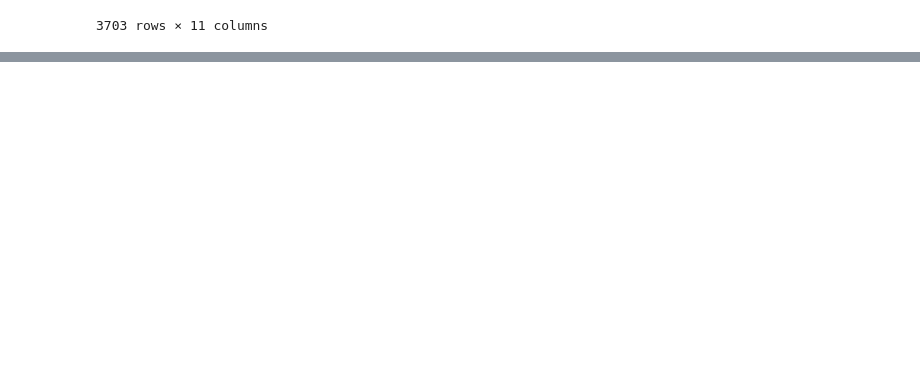
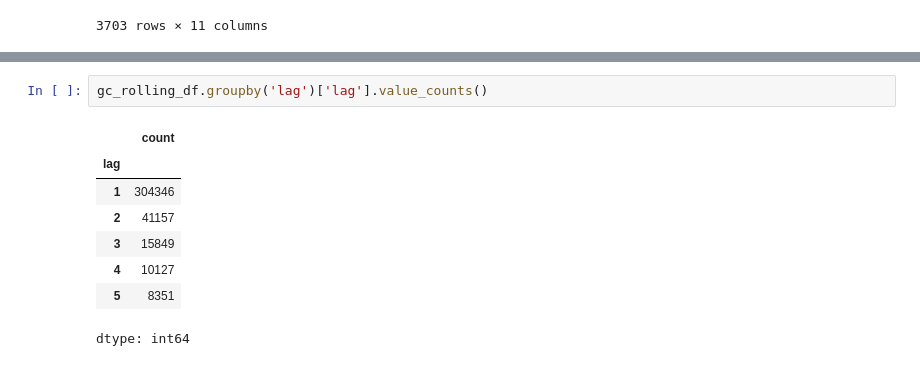
Before and after one commit to SebastianoDenegri/vietnam-systemic-risk-index, a Jupyter notebook: Estimating_the_pairwise_Granger_coefficents_for_the_VGCI.ipynb, the cells around one changed output, grey strips where cells are left out. Drawn from its saved outputs; the diff is of its cells as text; blank space fills up the shorter version.

```diff
--- a/Estimating_the_pairwise_Granger_coefficents_for_the_VGCI.ipynb
+++ b/Estimating_the_pairwise_Granger_coefficents_for_the_VGCI.ipynb
@@ -158 +192,12 @@ gc_rolling_df
 379830 rows × 6 columns
+# %%
+gc_rolling_df.groupby('lag')['lag'].value_counts()
+# %% [output]
+|  | count |
+| lag |  |
+| 1 | 304346 |
+| 2 | 41157 |
+| 3 | 15849 |
+| 4 | 10127 |
+| 5 | 8351 |
+dtype: int64
```
Also changed, not shown: parts of 6 cells of this notebook.
